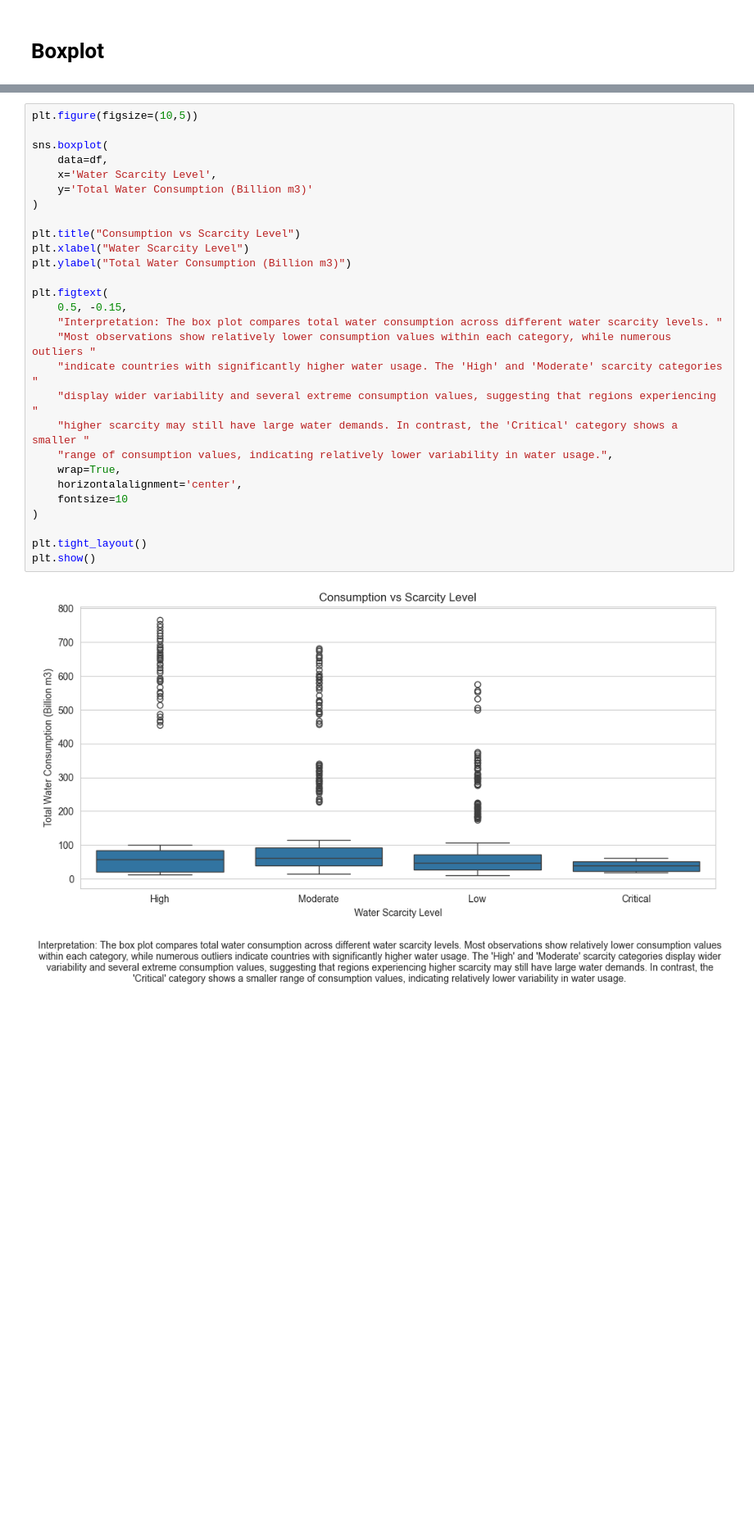
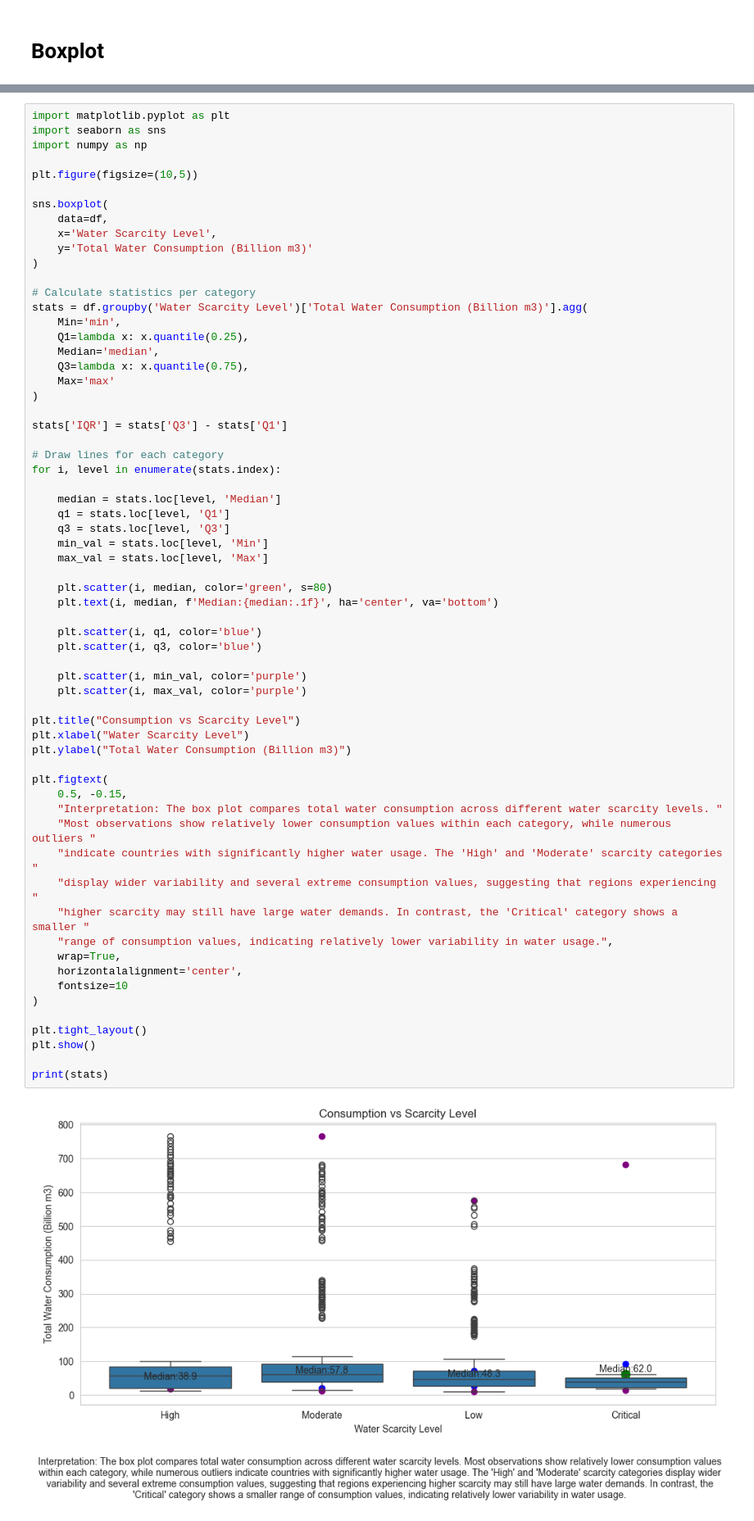
Before and after one commit to bhimateli/pythonEDA, a Jupyter notebook: EDA_Project_Bhimshankar_Teli.ipynb, the cells around one changed output, grey strips where cells are left out. Shown at 82% size. Saved outputs shown, nothing was run; the diff lists cells and outputs as text; blank space fills up the shorter version.

```diff
--- a/EDA_Project_Bhimshankar_Teli.ipynb
+++ b/EDA_Project_Bhimshankar_Teli.ipynb
@@ -425,30 +489,65 @@ plt.show()
 # %%
+import matplotlib.pyplot as plt
+import seaborn as sns
+import numpy as np
+
 plt.figure(figsize=(10,5))
 
 sns.boxplot(
     data=df,
     x='Water Scarcity Level',
     y='Total Water Consumption (Billion m3)'
 )
+
+# Calculate statistics per category
+stats = df.groupby('Water Scarcity Level')['Total Water Consumption (Billion m3)'].agg(
+    Min='min',
+    Q1=lambda x: x.quantile(0.25),
+    Median='median',
+    Q3=lambda x: x.quantile(0.75),
+    Max='max'
+)
+
+stats['IQR'] = stats['Q3'] - stats['Q1']
+
+# Draw lines for each category
+for i, level in enumerate(stats.index):
+
+    median = stats.loc[level, 'Median']
+    q1 = stats.loc[level, 'Q1']
+    q3 = stats.loc[level, 'Q3']
+    min_val = stats.loc[level, 'Min']
+    max_val = stats.loc[level, 'Max']
+
+    plt.scatter(i, median, color='green', s=80)
+    plt.text(i, median, f'Median:{median:.1f}', ha='center', va='bottom')
+
+    plt.scatter(i, q1, color='blue')
+    plt.scatter(i, q3, color='blue')
+
+    plt.scatter(i, min_val, color='purple')
+    plt.scatter(i, max_val, color='purple')
 
 plt.title("Consumption vs Scarcity Level")
 plt.xlabel("Water Scarcity Level")
 plt.ylabel("Total Water Consumption (Billion m3)")
 
 plt.figtext(
     0.5, -0.15,
     "Interpretation: The box plot compares total water consumption across different water scarcity levels. "
     "Most observations show relatively lower consumption values within each category, while numerous outliers "
     "indicate countries with significantly higher water usage. The 'High' and 'Moderate' scarcity categories "
     "display wider variability and several extreme consumption values, suggesting that regions experiencing "
     "higher scarcity may still have large water demands. In contrast, the 'Critical' category shows a smaller "
     "range of consumption values, indicating relatively lower variability in water usage.",
     wrap=True,
     horizontalalignment='center',
     fontsize=10
 )
 
 plt.tight_layout()
 plt.show()
+
+print(stats)
 # %% [output]
-[figure, old version]
+[figure, new version]
```
Also changed, not shown: parts of 14 cells of this notebook, 1 other file.
